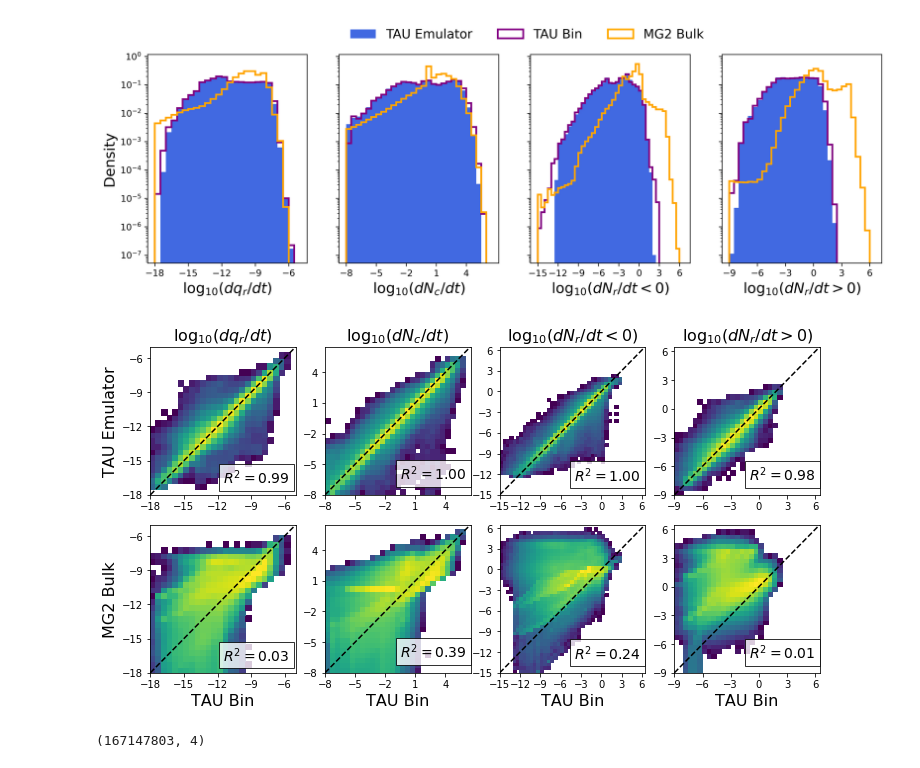
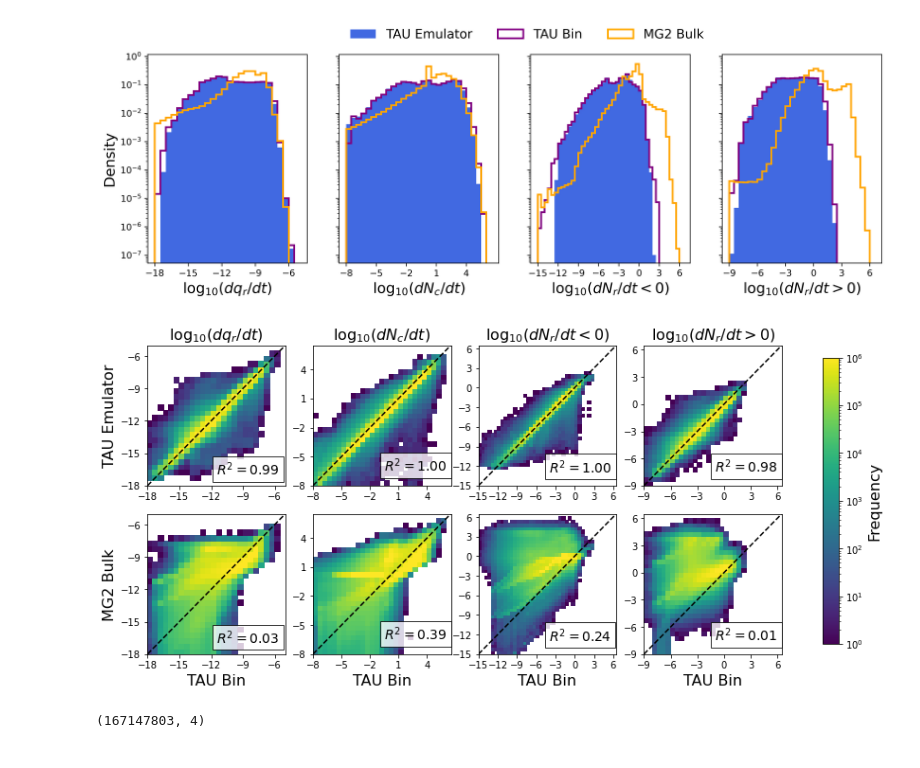
Before and after one commit to NCAR/mlmicrophysics, a Jupyter notebook: notebooks/nn_train_evaluation_20190512.ipynb, the cells around one changed output. Drawn from its saved outputs; the diff is of its cells as text; code cells hidden in the pictures.

Commit message:
Updated notebook with latest figures

```diff
--- a/notebooks/nn_train_evaluation_20190512.ipynb
+++ b/notebooks/nn_train_evaluation_20190512.ipynb
@@ -347,50 +402,55 @@ Rectangle(xy=(-8, 0), width=0.5, height=0.00408649, angle=0)
 # %%
 fig, axes = plt.subplots(2, 4, figsize=(12, 6))
 hist2d_ylabels = ["TAU Emulator", "MG2 Bulk"]
-_ = axes[0, 0].hist2d(test_cam_values.loc[test_cam_labels["qrtend_TAU"] == 1, "qrtend_TAU"],
+vmax = 1e6
+h_out = axes[0, 0].hist2d(test_cam_values.loc[test_cam_labels["qrtend_TAU"] == 1, "qrtend_TAU"],
                   test_pred_values.loc[test_cam_labels["qrtend_TAU"] == 1, "qrtend_TAU_1"],
-                  bins=bins["qr"], cmin=1, norm=LogNorm())
+                  bins=bins["qr"], cmin=1, norm=LogNorm(), vmax=vmax)
+cax = fig.add_axes([0.95, 0.15, 0.02, 0.7])
+cb = fig.colorbar(h_out[-1], cax=cax)
+cb.set_label(label="Frequency", size=16)
 _ =axes[0, 1].hist2d(test_cam_values.loc[test_cam_labels["nctend_TAU"] == 1, "nctend_TAU"],
                   test_pred_values.loc[test_cam_labels["nctend_TAU"] == 1, "nctend_TAU_1"],
-                  bins=bins["nc"], cmin=1, norm=LogNorm())
+                  bins=bins["nc"], cmin=1, norm=LogNorm(), vmax=vmax)
 _=axes[0, 2].hist2d(test_cam_values.loc[test_cam_labels["nrtend_TAU"] == -1, "nrtend_TAU"],
                   test_pred_values.loc[test_cam_labels["nrtend_TAU"] == -1, "nrtend_TAU_-1"],
-                  bins=bins["nr_neg"], cmin=1, norm=LogNorm())
+                  bins=bins["nr_neg"], cmin=1, norm=LogNorm(), vmax=vmax)
 _=axes[0, 3].hist2d(test_cam_values.loc[test_cam_labels["nrtend_TAU"] == 1, "nrtend_TAU"],
                   test_pred_values.loc[test_cam_labels["nrtend_TAU"] == 1, "nrtend_TAU_1"],
-                  bins=bins["nr_pos"], cmin=1, norm=LogNorm())
+                  bins=bins["nr_pos"], cmin=1, norm=LogNorm(), vmax=vmax)
 _ = axes[1, 0].hist2d(test_cam_values.loc[test_cam_labels["qrtend_TAU"] == 1, "qrtend_TAU"],
                     mg2_test.loc[test_cam_labels["qrtend_TAU"] == 1, "qrtend_MG2"],
-                  bins=bins["qr"], cmin=1, norm=LogNorm())
+                  bins=bins["qr"], cmin=1, norm=LogNorm(), vmax=vmax)
 _ =axes[1, 1].hist2d(test_cam_values.loc[test_cam_labels["nctend_TAU"] == 1, "nctend_TAU"],
                      mg2_test.loc[test_cam_labels["nctend_TAU"] == 1, "nctend_MG2"],
-                  bins=bins["nc"], cmin=1, norm=LogNorm())
+                  bins=bins["nc"], cmin=1, norm=LogNorm(), vmax=vmax)
 _=axes[1, 2].hist2d(test_cam_values.loc[test_cam_labels["nrtend_TAU"] == -1, "nrtend_TAU"],
                     mg2_test.loc[test_cam_labels["nrtend_TAU"] == -1, "nrtend_MG2"],
-                  bins=bins["nr_neg"], cmin=1, norm=LogNorm())
+                  bins=bins["nr_neg"], cmin=1, norm=LogNorm(), vmax=vmax)
 _=axes[1, 3].hist2d(test_cam_values.loc[test_cam_labels["nrtend_TAU"] == 1, "nrtend_TAU"],
                     mg2_test.loc[test_cam_labels["nrtend_TAU"] == 1, "nrtend_MG2"],
-                  bins=bins["nr_pos"], cmin=1, norm=LogNorm())
+                  bins=bins["nr_pos"], cmin=1, norm=LogNorm(), vmax=vmax)
 for a, out in enumerate(["qr", "nc", "nr_neg", "nr_pos"]):
     axes[0, a].plot(bins[out], bins[out], 'k--')
     axes[1, a].plot(bins[out], bins[out], 'k--')
 
 for i in range(2):
     for j, out in enumerate(["qr", "nc", "nr_neg", "nr_pos"]):
         axes[i, j].set_xticks(ticks[out])
         axes[i, j].set_yticks(ticks[out])
 
     axes[i, 0].set_ylabel(hist2d_ylabels[i], fontsize=16)
 for j, out in enumerate(["qr", "nc", "nr_neg", "nr_pos"]):
     axes[1, j].set_xlabel("TAU Bin", fontsize=16)
     axes[0, j].set_title(x_labels[j], fontsize=16)
     axes[0, j].text(bins[out][int(bins[out].size * 0.51)],
                     bins[out][int(bins[out].size * 0.1)], f"$R^2=${reg_scores.iloc[j, 2]:0.2f}", fontsize=14, bbox=dict(facecolor='white', alpha=0.8))
     axes[1, j].text(bins[out][int(bins[out].size * 0.51)],
                     bins[out][int(bins[out].size * 0.1)], f"$R^2=${mg2_scores.iloc[j, 2]:0.2f}", fontsize=14, bbox=dict(facecolor='white', alpha=0.8))
+
 plt.savefig(join(data_path, "tendency_hist2d.pdf"), bbox_inches="tight")
 # %% [output]
-[figure, old version]
+[figure, new version]
 # %%
 test_pred_values.shape
 # %% [output]
```
Also changed, not shown: parts of 4 cells of this notebook.
